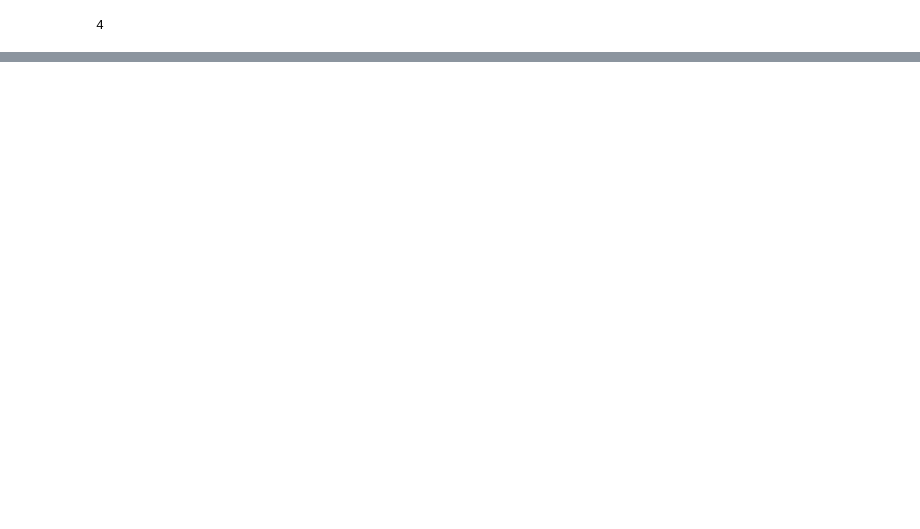
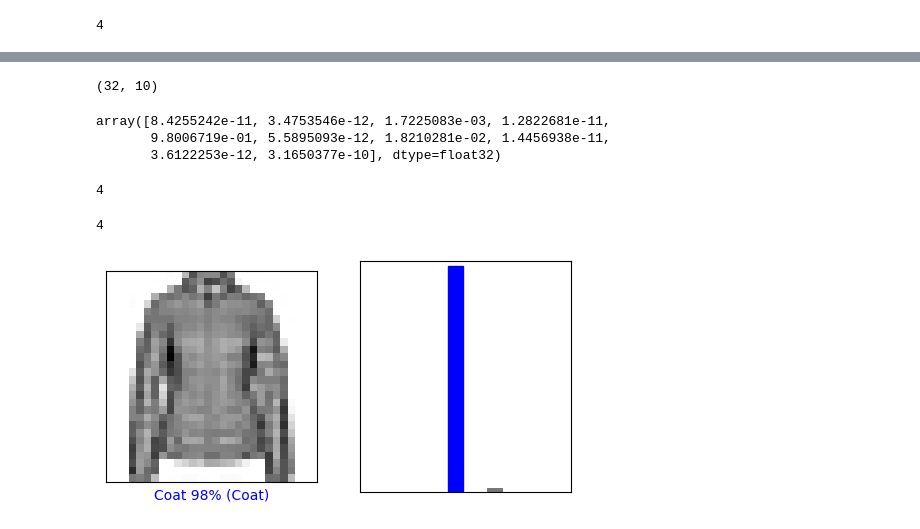
Before and after one commit to Vishal-74/MachineLearningProjects, a Jupyter notebook: classifying_clothes.ipynb, the cells around one changed output, grey strips where cells are left out. Saved outputs shown, nothing was run; the diff lists cells and outputs as text; code cells hidden in the pictures; blank space fills up the shorter version.

```diff
--- a/classifying_clothes.ipynb
+++ b/classifying_clothes.ipynb
@@ -543,0 +575,2 @@ np.argmax(predictions_single[0])
+# %%
+modelc.fit(train_dataset, epochs=10, steps_per_epoch=math.ceil(num_train_examples/BATCH_SIZE))
@@ -543,0 +605,5 @@ np.argmax(predictions_single[0])
+# %%
+for test_images, test_labels in test_dataset.take(1):
+  test_images = test_images.numpy()
+  test_labels = test_labels.numpy()
+  predictions = modelc.predict(test_images)
@@ -543,0 +612,58 @@ np.argmax(predictions_single[0])
+# %%
+predictions.shape
+# %% [output]
+(32, 10)
+# %%
+predictions[0]
+# %% [output]
+array([8.4255242e-11, 3.4753546e-12, 1.7225083e-03, 1.2822681e-11,
+       9.8006719e-01, 5.5895093e-12, 1.8210281e-02, 1.4456938e-11,
+       3.6122253e-12, 3.1650377e-10], dtype=float32)
+# %%
+np.argmax(predictions[0])
+# %% [output]
+4
+# %%
+test_labels[0]
+# %% [output]
+4
+# %%
+def plot_image(i, predictions_array, true_labels, images):
+  predictions_array, true_label, img = predictions_array[i], true_labels[i], images[i]
+  plt.grid(False)
+  plt.xticks([])
+  plt.yticks([])
+
+  plt.imshow(img[...,0], cmap=plt.cm.binary)
+
+  predicted_label = np.argmax(predictions_array)
+  if predicted_label == true_label:
+    color = 'blue'
+  else:
+    color = 'red'
+
+  plt.xlabel("{} {:2.0f}% ({})".format(class_names[predicted_label],
+                                100*np.max(predictions_array),
+                                class_names[true_label]),
+                                color=color)
+
+def plot_value_array(i, predictions_array, true_label):
+  predictions_array, true_label = predictions_array[i], true_label[i]
+  plt.grid(False)
+  plt.xticks([])
+  plt.yticks([])
+  thisplot = plt.bar(range(10), predictions_array, color="#777777")
+  plt.ylim([0, 1])
+  predicted_label = np.argmax(predictions_array)
+
+  thisplot[predicted_label].set_color('red')
+  thisplot[true_label].set_color('blue')
+# %%
+i = 0
+plt.figure(figsize=(6,3))
+plt.subplot(1,2,1)
+plot_image(i, predictions, test_labels, test_images)
+plt.subplot(1,2,2)
+plot_value_array(i, predictions, test_labels)
+# %% [output]
+[figure, added]
```
Also changed, not shown: parts of 34 cells of this notebook.
